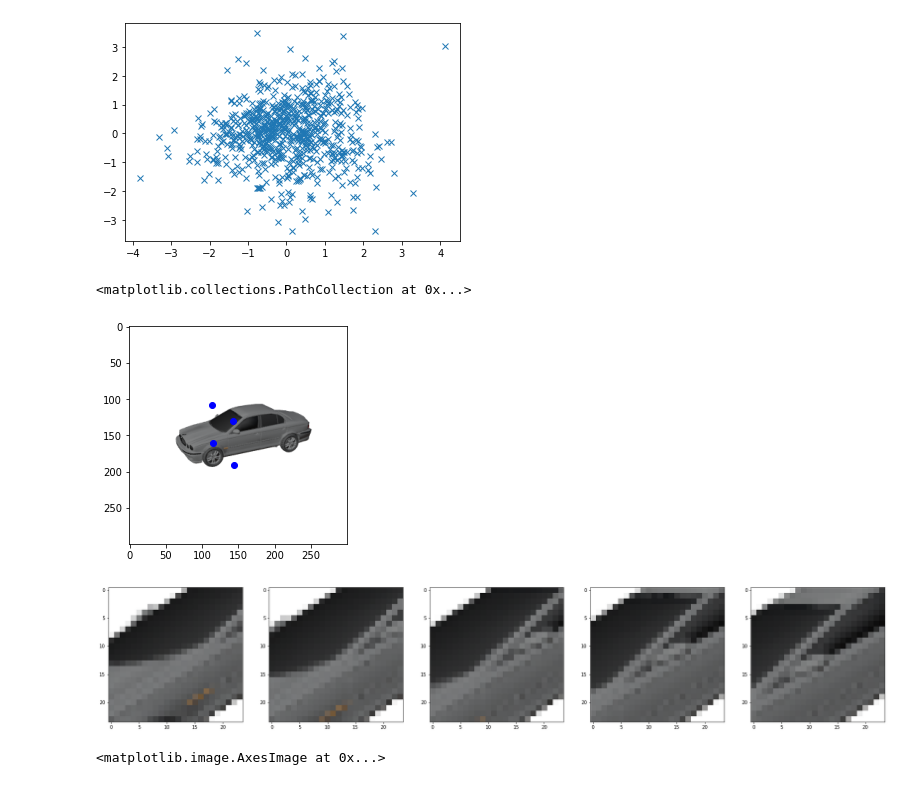
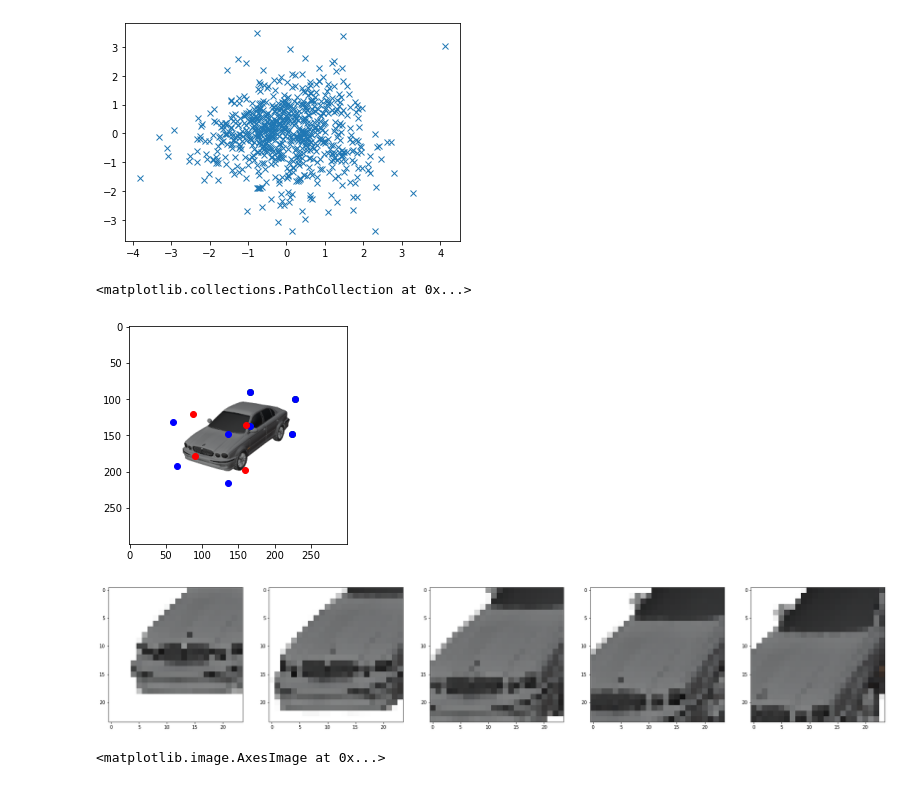
Before and after one commit to lcordey/codePDM, a Jupyter notebook: img2sdf_code/test.ipynb, the cells around one changed output. Drawn from its saved outputs; the diff is of its cells as text; code cells hidden in the pictures.

```diff
--- a/img2sdf_code/test.ipynb
+++ b/img2sdf_code/test.ipynb
@@ -452,7 +452,7 @@ annotations = pickle.load(annotations_file)
 matrix_world_to_camera = pickle.load(matrix_file)
 
 scene_id = list(annotations.keys())[0]
-image_id = 0
+image_id = 87
 image_pth = IMAGES_PATH + scene_id + '/' + str(image_id) + '.png'
 im = imageio.imread(image_pth)
 loc_2d = annotations[scene_id][image_id]['2d'].copy()
@@ -460,7 +460,7 @@ loc_3d = annotations[scene_id][image_id]['3d'].copy()
 frame = annotations[scene_id][image_id]['frame']
 
 
-num_interp = 32
+num_interp = 16
 loc_mid_3d = np.empty([num_interp,4,3])
 for i in range(num_interp):
     loc_mid_3d[i,0,:] = loc_3d[0,:] * (1-i/(num_interp-1)) + loc_3d[4,:] * i/(num_interp-1)
@@ -491,25 +491,30 @@ plt.imshow(im)
 # plt.scatter(x = loc_2d[6,0], y = loc_2d[6,1], c = 'b')
 # plt.scatter(x = loc_2d[7,0], y = loc_2d[7,1], c = 'k')
 
-interp = 10
-# plt.scatter(x = loc_2d[4:,0], y = loc_2d[4:,1], c = 'g')
-plt.scatter(x = loc_mid_2d[interp,:,0], y = loc_mid_2d[interp,:,1], c = 'b')
+interp = 3
+plt.scatter(x = loc_2d[4:,0], y = loc_2d[4:,1], c = 'g')
+plt.scatter(x = loc_2d[:,0], y = loc_2d[:,1], c = 'b')
+plt.scatter(x = loc_mid_2d[interp,:,0], y = loc_mid_2d[interp,:,1], c = 'r')
+# plt.scatter(x = loc_mid_2d[interp + 1,:,0], y = loc_mid_2d[interp + 1,:,1], c = 'g')
+# plt.scatter(x = loc_mid_2d[interp + 2,:,0], y = loc_mid_2d[interp + 2,:,1], c = 'b')
+# plt.scatter(x = loc_mid_2d[interp + 3,:,0], y = loc_mid_2d[interp + 3,:,1], c = 'k')
+# plt.scatter(x = loc_mid_2d[interp + 4,:,0], y = loc_mid_2d[interp + 4,:,1], c = 'r')
 # %% [output]
 <matplotlib.collections.PathCollection at 0x...>
-[figure, old version]
+[figure, new version]
 # %%
 height, width = 24, 24
 
 fig, axs = plt.subplots(1,5, figsize=(30,10))
 
-interp = 10
+interp = 0
 for i in range(5):
     src = loc_mid_2d[i + interp,:,:2]
     dst = np.array([[0,height],[width,height],[width,0],[0,0]])
     h, mask = cv2.findHomography(src, dst)
     axs[i].imshow(cv2.warpPerspective(im, h, (width,height)))
 # %% [output]
-[figure, old version]
+[figure, new version]
 # %%
 height, width, depth = 64, 64, 128
 
```
Also changed, not shown: parts of 2 cells of this notebook, 3 other files.
